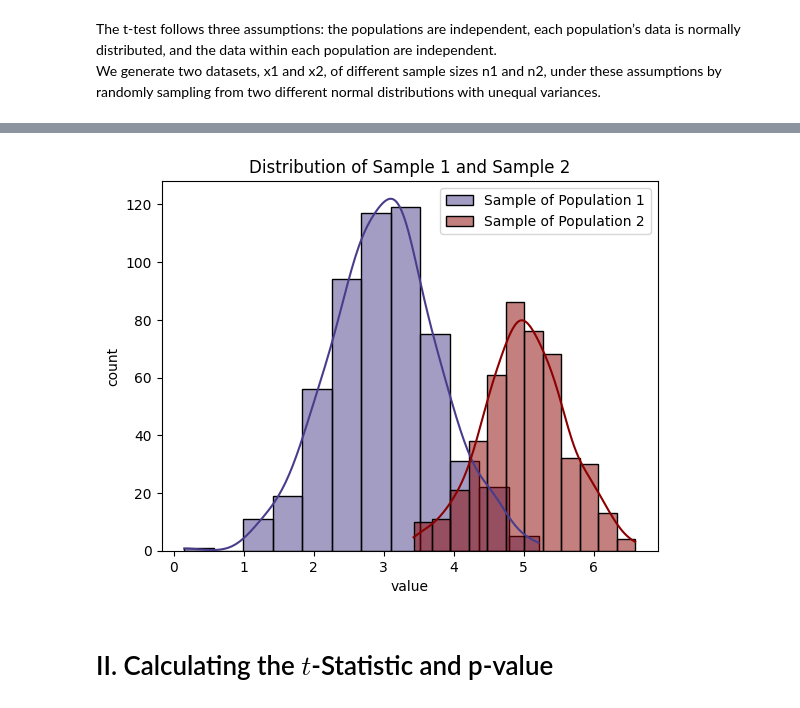
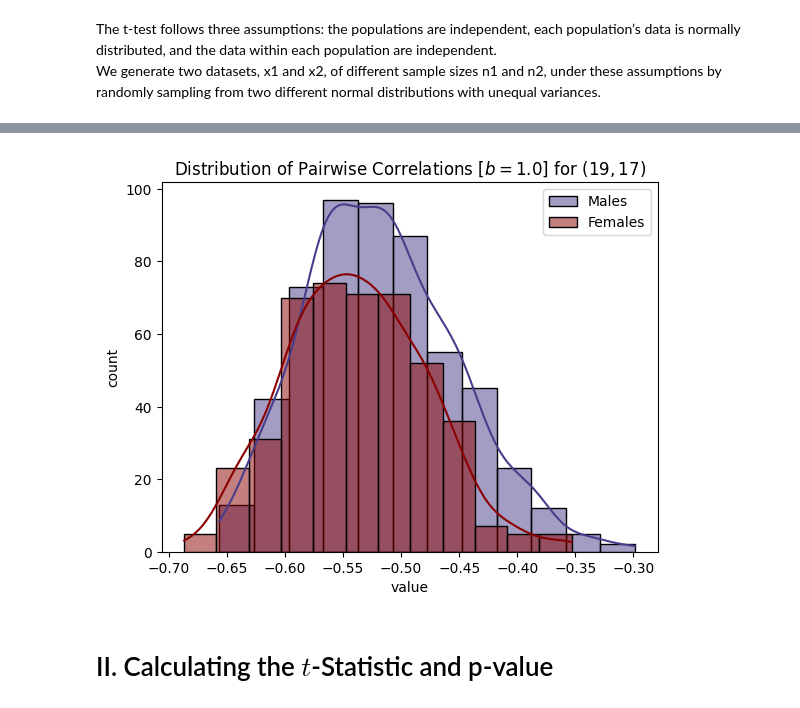
Before and after one commit to AndrewCheng02/DSC180B-Capstone-ProjectA09, a Jupyter notebook: Notebooks/Methodology/t_test.ipynb, the cells around one changed output, grey strips where cells are left out. Saved outputs shown, nothing was run; the diff lists cells and outputs as text; code cells hidden in the pictures.

Commit message:
updated eda
now analyzes the sim data at extreme separabilities

```diff
--- a/Notebooks/Methodology/t_test.ipynb
+++ b/Notebooks/Methodology/t_test.ipynb
@@ -50,29 +28,34 @@ KeyboardInterrupt:
 # %%
 # param = 1.0
 separable_data = data[-1]
+separable_data_m = separable_data.loc[separable_data.gender == 'M']
+separable_data_f = separable_data.loc[separable_data.gender == 'F']
 
 # population 1
-n1 = 550 # arbitrary sample size
+n1 = 500 # arbitrary sample size
 # population 2
 n2 = 450 # arbitrary sample size
 
 # generate two samples of different sample sizes
 np.random.seed(1234)
+# pairwise region
+i = 19
+j = 17
 # get random pairwise reigon
-region_ij = [99, 100]
-region = data[region_ij]
-s1 = np.random.choice(region, size=n1)
-s2 = np.random.choice(region, size=n2)
+m_region = separable_data_m['corr'].apply(lambda netmat: netmat[i][j]) # 500 pairwise correlations at region [i, j]
+f_region = separable_data_f['corr'].apply(lambda netmat: netmat[i][j]) # 500 pairwise correlations at region [i, j]
+s1 = np.random.choice(m_region, n1)
+s2 = np.random.choice(f_region, n2)
 
 # plot the two samples
 bins = 12
-ax = sns.histplot(s1, kde=True, bins=bins, label="Sample of Population 1", alpha=0.5, color="darkslateblue")
-ax = sns.histplot(s2, kde=True, bins=bins, label="Sample of Population 2", alpha=0.5, color="darkred")
-ax.set(xlabel='value', ylabel='count', title='Distribution of Sample 1 and Sample 2')
+ax = sns.histplot(s1, kde=True, bins=bins, label="Males", alpha=0.5, color="darkslateblue")
+ax = sns.histplot(s2, kde=True, bins=bins, label="Females", alpha=0.5, color="darkred")
+ax.set(xlabel='value', ylabel='count', title=f'Distribution of Pairwise Correlations [$b=1.0$] for ${(i, j)}$')
 plt.legend()
 plt.show()
 # %% [output]
-[figure, old version]
+[figure, new version]
 # %% [markdown]
 # II. Calculating the $t$-Statistic and p-value
 # %% [markdown]
```
Also changed, not shown: parts of 8 cells of this notebook.
